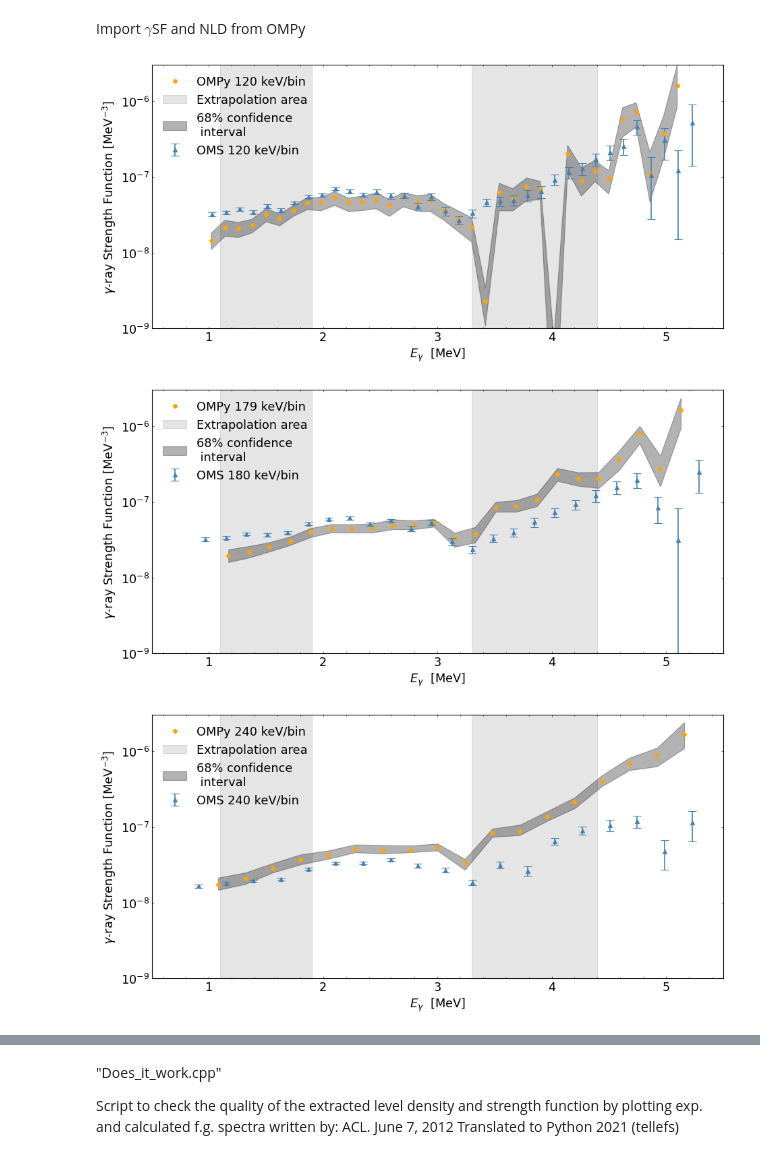
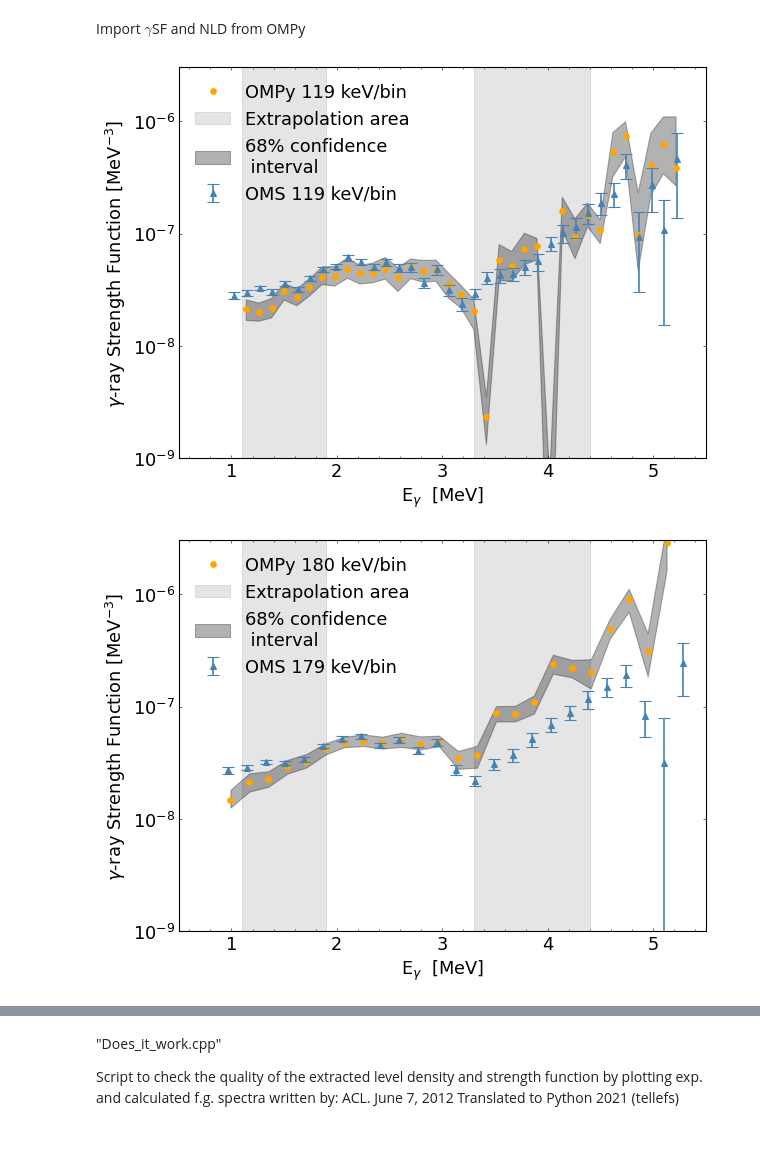
Before and after one commit to tellefs/MasterThesis, a Jupyter notebook: comparing.ipynb, the cells around one changed output, grey strips where cells are left out. Saved outputs shown, nothing was run; the diff lists cells and outputs as text; code cells hidden in the pictures.

```diff
--- a/comparing.ipynb
+++ b/comparing.ipynb
@@ -36,9 +36,10 @@ plt.rcParams["axes.titlesize"] = 16
 plt.rcParams["axes.labelsize"] = 16
 
 
-#set linewidths
+#set linewidths and markersize
 plt.rcParams['lines.linewidth'] = 1.5
 plt.rcParams['axes.linewidth'] = 1.
+plt.rcParams['lines.markersize'] = 5
 
 #set x and y axis
 plt.rcParams['xtick.major.size'] = 12
@@ -159,8 +160,12 @@ fig.show()
 # %%
 #datetimes = ['02-04_17:11:09', '02-04_22:42:51', '02-04_15:39:51', '02-08_09:57:20']
 #datetimes = ['02-22_17:36:16', '02-23_10:02:57', '02-23_13:03:23']
-datetimes = ['02-23_13:03:23', '02-23_14:08:46', '02-23_14:54:21']
-OMS_paths = ['analysis/OMS/120keVperBin/', 'analysis/OMS/180keVperBin/', 'analysis/OMS/240keVperBin/']
+#datetimes = ['02-23_13:03:23', '02-23_14:08:46', '02-23_14:54:21']
+#datetimes = ['02-23_13:03:23', '02-23_14:08:46', '02-26_15:59:51']
+#datetimes = ['02-23_13:03:23', '02-23_14:08:46']
+datetimes = ['03-01_11:35:59', '03-01_13:07:47']
+#OMS_paths = ['analysis/OMS/120keVperBin/', 'analysis/OMS/180keVperBin/', 'analysis/OMS/240keVperBin/']
+OMS_paths = ['analysis/OMS/120keVperBin/', 'analysis/OMS/180keVperBin/']
 #OMS_paths = ['analysis/OMS/04_FEB/', 'analysis/OMS/04_FEB/', 'analysis/OMS/04_FEB/']
 # %% [markdown]
 Import $\gamma$SF and NLD from OMPy
@@ -172,38 +177,37 @@ def plot_gsf_OMPy_vs_OMS(datetime, OMS_path, ax_gsf):
 
     ax_gsf.fill_between(gsfnorm_low, [1,1], [0,0], color='black', alpha=0.1, label='Extrapolation area')
     ax_gsf.fill_between(gsfnorm_high, [1,1], [0,0], color='black', alpha=0.1)
 
     [energy_gsf_OMS, gsf_OMS, gsf_OMS_error] = read_OMS(OMS_path)[0]
     [energy, median, error_upper, error_lower, error] = read_OMPy(datetime)[0]
 
     #make confidence interval plot
     ax_gsf.fill_between(energy, error_lower, error_upper, color='black', alpha=0.3, label='68% confidence\n interval')
     ax_gsf.plot(energy, median, marker='o', linestyle='',  color='orange', label='OMPy %.0i keV/bin'%check_kevperbin(energy))
 
 
     #plot settings
     ax_gsf.errorbar(x=energy_gsf_OMS, y=gsf_OMS, yerr=gsf_OMS_error,
                 marker='^', linestyle='', label='OMS %.0i keV/bin'%check_kevperbin(energy_gsf_OMS), color='steelblue')
 
     ax_gsf.set_ylim(1e-9, 3e-6)
     ax_gsf.set_xlim(0.5, 5.5)
     ax_gsf.set_yscale('log')
     ax_gsf.yaxis.set_minor_locator(AutoMinorLocator())
     ax_gsf.xaxis.set_minor_locator(AutoMinorLocator())
-    ax_gsf.set_xlabel('$E_\gamma$  [MeV]')
+    ax_gsf.set_xlabel('E$_\gamma$  [MeV]')
     ax_gsf.set_ylabel('$\gamma$-ray Strength Function [MeV$^{-3}$]')
     ax_gsf.legend()
 
 
-for i in range(3):
+for i in range(len(datetimes)):
     datetime = datetimes[i]
     OMS_path = OMS_paths[i]
     fig, ax = plt.subplots()
     plot_gsf_OMPy_vs_OMS(datetime, OMS_path,ax)
 # %% [output]
-[figure, old version]
+[figure, new version]
-[figure, old version]
+[figure, new version]
-[figure, removed]
 # %%
 def plot_nld_OMPy_vs_OMS(datetime, OMS_path, ax_nld):
 
```
Also changed, not shown: parts of 4 cells of this notebook, 3 other files.
